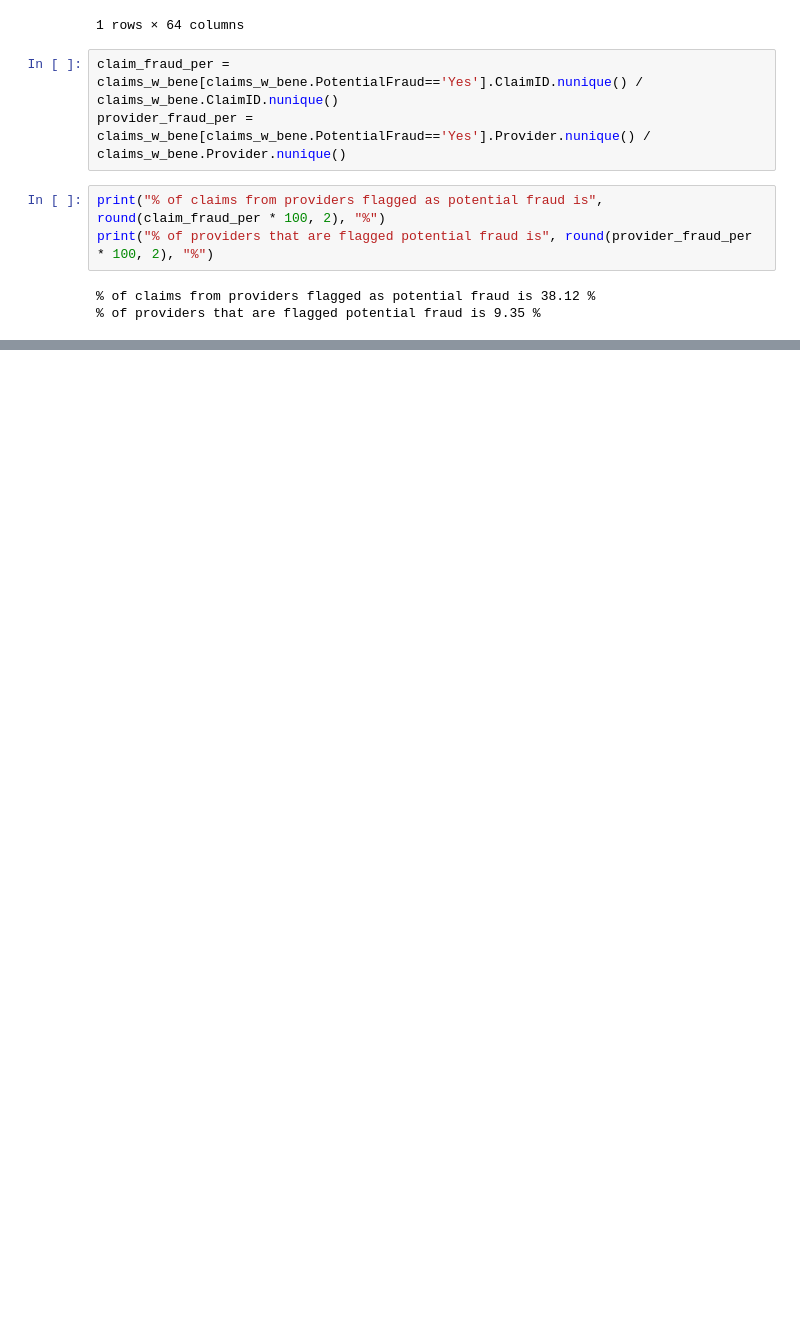
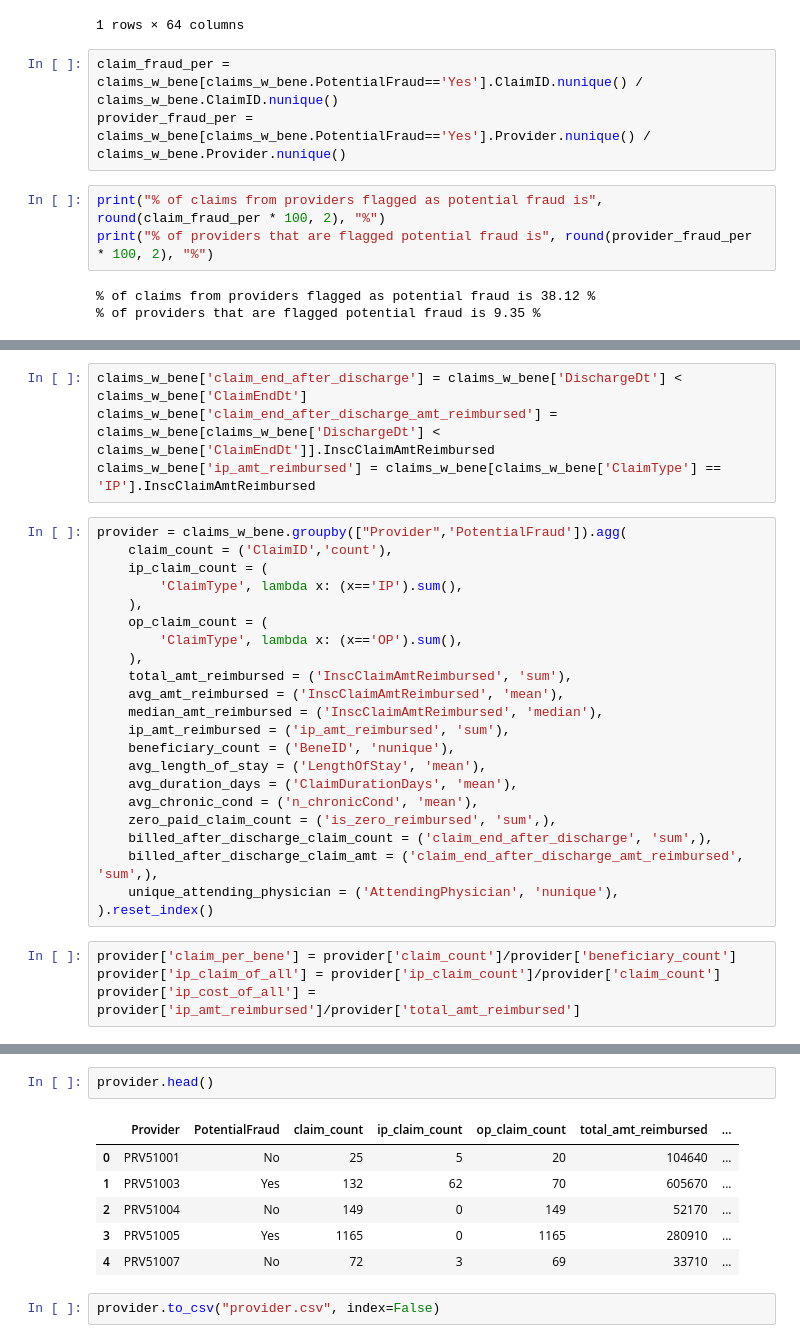
Before and after one commit to sophiaYishan/us_healthcare_claims_analysis, a Jupyter notebook: claim-project-part-1-data-processing.ipynb, the cells around one changed output, grey strips where cells are left out. Cells and saved outputs as stored; diff of their text form; blank space fills up the shorter version.

```diff
--- a/claim-project-part-1-data-processing.ipynb
+++ b/claim-project-part-1-data-processing.ipynb
@@ -585,0 +696,30 @@ claims_w_bene.to_csv('claims_w_bene')
+# %%
+claims_w_bene['claim_end_after_discharge'] = claims_w_bene['DischargeDt'] < claims_w_bene['ClaimEndDt']
+claims_w_bene['claim_end_after_discharge_amt_reimbursed'] = claims_w_bene[claims_w_bene['DischargeDt'] < claims_w_bene['ClaimEndDt']].InscClaimAmtReimbursed
+claims_w_bene['ip_amt_reimbursed'] = claims_w_bene[claims_w_bene['ClaimType'] == 'IP'].InscClaimAmtReimbursed
+# %%
+provider = claims_w_bene.groupby(["Provider",'PotentialFraud']).agg(
+    claim_count = ('ClaimID','count'),
+    ip_claim_count = (
+        'ClaimType', lambda x: (x=='IP').sum(),
+    ),
+    op_claim_count = (
+        'ClaimType', lambda x: (x=='OP').sum(),
+    ),
+    total_amt_reimbursed = ('InscClaimAmtReimbursed', 'sum'),
+    avg_amt_reimbursed = ('InscClaimAmtReimbursed', 'mean'),
+    median_amt_reimbursed = ('InscClaimAmtReimbursed', 'median'),
+    ip_amt_reimbursed = ('ip_amt_reimbursed', 'sum'),
+    beneficiary_count = ('BeneID', 'nunique'),
+    avg_length_of_stay = ('LengthOfStay', 'mean'),
+    avg_duration_days = ('ClaimDurationDays', 'mean'),
+    avg_chronic_cond = ('n_chronicCond', 'mean'),
+    zero_paid_claim_count = ('is_zero_reimbursed', 'sum',),
+    billed_after_discharge_claim_count = ('claim_end_after_discharge', 'sum',),
+    billed_after_discharge_claim_amt = ('claim_end_after_discharge_amt_reimbursed', 'sum',),
+    unique_attending_physician = ('AttendingPhysician', 'nunique'),
+).reset_index()
+# %%
+provider['claim_per_bene'] = provider['claim_count']/provider['beneficiary_count']
+provider['ip_claim_of_all'] = provider['ip_claim_count']/provider['claim_count']
+provider['ip_cost_of_all'] = provider['ip_amt_reimbursed']/provider['total_amt_reimbursed']
@@ -585,0 +737,11 @@ claims_w_bene.to_csv('claims_w_bene')
+# %%
+provider.head()
+# %% [output]
+|  | Provider | PotentialFraud | claim_count | ip_claim_count | op_claim_count | total_amt_reimbursed | ... |
+| 0 | PRV51001 | No | 25 | 5 | 20 | 104640 | ... |
+| 1 | PRV51003 | Yes | 132 | 62 | 70 | 605670 | ... |
+| 2 | PRV51004 | No | 149 | 0 | 149 | 52170 | ... |
+| 3 | PRV51005 | Yes | 1165 | 0 | 1165 | 280910 | ... |
+| 4 | PRV51007 | No | 72 | 3 | 69 | 33710 | ... |
+# %%
+provider.to_csv("provider.csv", index=False)
```
Also changed, not shown: parts of 83 cells of this notebook.
